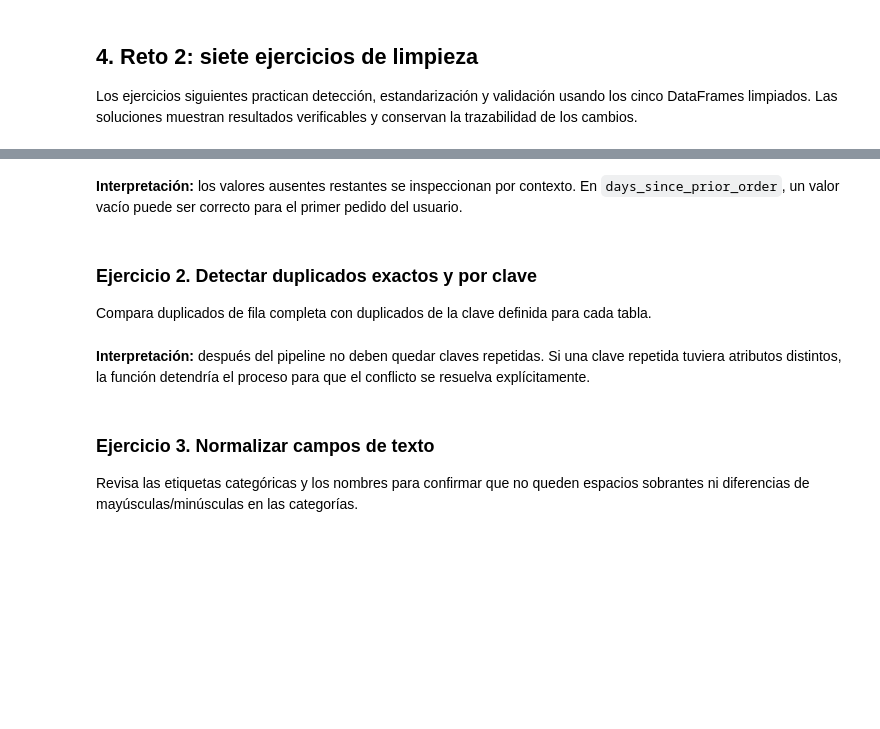
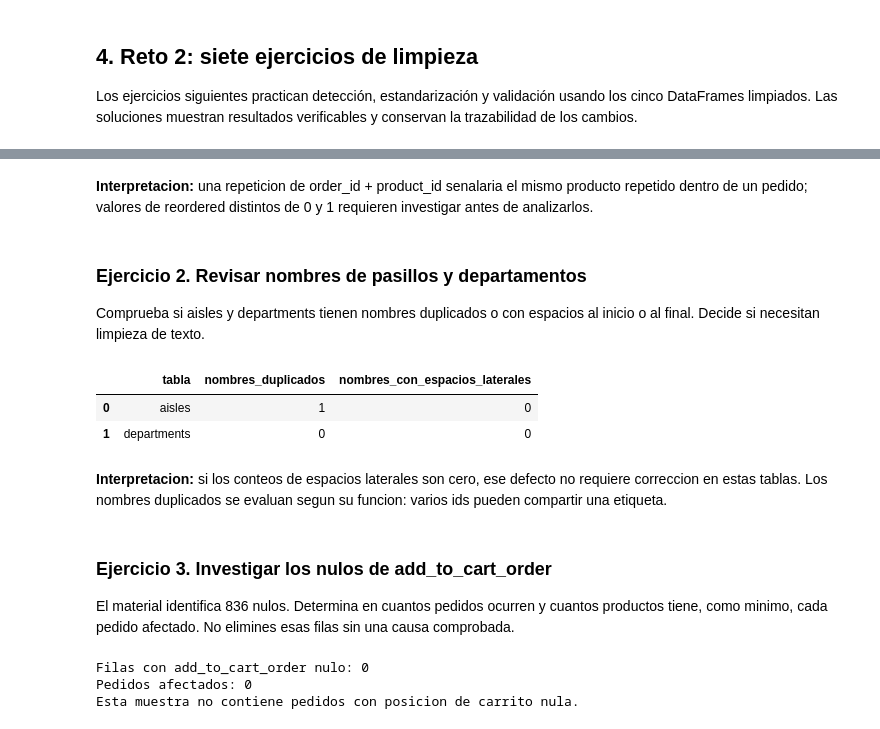
Before and after one commit to orozco231212/INSTARCARD_ANALISIS, a Jupyter notebook: instacart-analisis/notebooks/pandas_labs.ipynb, the cells around one changed output, grey strips where cells are left out. Drawn from its saved outputs; the diff is of its cells as text; code cells hidden in the pictures; blank space fills up the shorter version.

```diff
--- a/instacart-analisis/notebooks/pandas_labs.ipynb
+++ b/instacart-analisis/notebooks/pandas_labs.ipynb
@@ -278,35 +368,62 @@ display(missing_counts.loc[missing_counts["valores_ausentes"].gt(0)])
 # %% [markdown]
-**Interpretación:** los valores ausentes restantes se inspeccionan por contexto. En `days_since_prior_order`, un valor vacío puede ser correcto para el primer pedido del usuario.
+**Interpretacion:** una repeticion de order_id + product_id senalaria el mismo producto repetido dentro de un pedido; valores de reordered distintos de 0 y 1 requieren investigar antes de analizarlos.
 # %% [markdown]
-### Ejercicio 2. Detectar duplicados exactos y por clave
+### Ejercicio 2. Revisar nombres de pasillos y departamentos
 
-Compara duplicados de fila completa con duplicados de la clave definida para cada tabla.
+Comprueba si aisles y departments tienen nombres duplicados o con espacios al inicio o al final. Decide si necesitan limpieza de texto.
 # %%
-duplicate_summary = pd.DataFrame(
-    [
+text_quality_rows = []
+for table_name, frame, name_column in [
+    ("aisles", aisles_raw, "aisle"),
+    ("departments", departments_raw, "department"),
+]:
+    names = frame[name_column].astype("string")
+    text_quality_rows.append(
         {
-            "tabla": name,
-            "duplicados_exactos_en_original": int(frame.duplicated().sum()),
-            "filas_con_clave_repetida_en_original": int(
-                frame.duplicated(subset=key_columns, keep=False).sum()
-            ),
-            "filas_duplicadas_en_limpio": int(
-                cleaned_data[name].duplicated(subset=key_columns).sum()
+            "tabla": table_name,
+            "nombres_duplicados": int(names.dropna().duplicated().sum()),
+            "nombres_con_espacios_laterales": int(
+                (names.notna() & names.ne(names.str.strip())).sum()
             ),
         }
-        for name, (frame, key_columns) in table_specs.items()
-    ]
-)
-display(duplicate_summary)
+    )
+
+text_quality_report = pd.DataFrame(text_quality_rows)
+display(text_quality_report)
+# %% [output]
+|  | tabla | nombres_duplicados | nombres_con_espacios_laterales |
+| 0 | aisles | 1 | 0 |
+| 1 | departments | 0 | 0 |
 # %% [markdown]
-**Interpretación:** después del pipeline no deben quedar claves repetidas. Si una clave repetida tuviera atributos distintos, la función detendría el proceso para que el conflicto se resuelva explícitamente.
+**Interpretacion:** si los conteos de espacios laterales son cero, ese defecto no requiere correccion en estas tablas. Los nombres duplicados se evaluan segun su funcion: varios ids pueden compartir una etiqueta.
 # %% [markdown]
-### Ejercicio 3. Normalizar campos de texto
+### Ejercicio 3. Investigar los nulos de add_to_cart_order
 
-Revisa las etiquetas categóricas y los nombres para confirmar que no queden espacios sobrantes ni diferencias de mayúsculas/minúsculas en las categorías.
+El material identifica 836 nulos. Determina en cuantos pedidos ocurren y cuantos productos tiene, como minimo, cada pedido afectado. No elimines esas filas sin una causa comprobada.
 # %%
-print("eval_set:", sorted(orders_clean["eval_set"].dropna().unique()))
-print("departments:", sorted(departments_clean["department"].dropna().unique()))
-print("aisles:", sorted(aisles_clean["aisle"].dropna().unique()))
-display(products_clean[["product_id", "product_name"]].head())
+missing_cart_rows = order_prods.loc[order_prods["add_to_cart_order"].isna()]
+missing_cart_order_ids = missing_cart_rows["order_id"].drop_duplicates()
+products_per_order = order_prods.groupby("order_id").size()
+missing_cart_order_sizes = (
+    products_per_order.loc[products_per_order.index.isin(missing_cart_order_ids)]
+    .sort_values()
+    .rename("productos_en_pedido")
+    .rename_axis("order_id")
+    .reset_index()
+)
+
+print(f"Filas con add_to_cart_order nulo: {len(missing_cart_rows):,}")
+print(f"Pedidos afectados: {len(missing_cart_order_ids):,}")
+if missing_cart_order_sizes.empty:
+    print("Esta muestra no contiene pedidos con posicion de carrito nula.")
+else:
+    print(
+        "Minimo de productos por pedido afectado:",
+        int(missing_cart_order_sizes["productos_en_pedido"].min()),
+    )
+    display(missing_cart_order_sizes)
+# %% [output]
+Filas con add_to_cart_order nulo: 0
+Pedidos afectados: 0
+Esta muestra no contiene pedidos con posicion de carrito nula.
 # %% [markdown]
```
Also changed, not shown: parts of 25 cells of this notebook.
